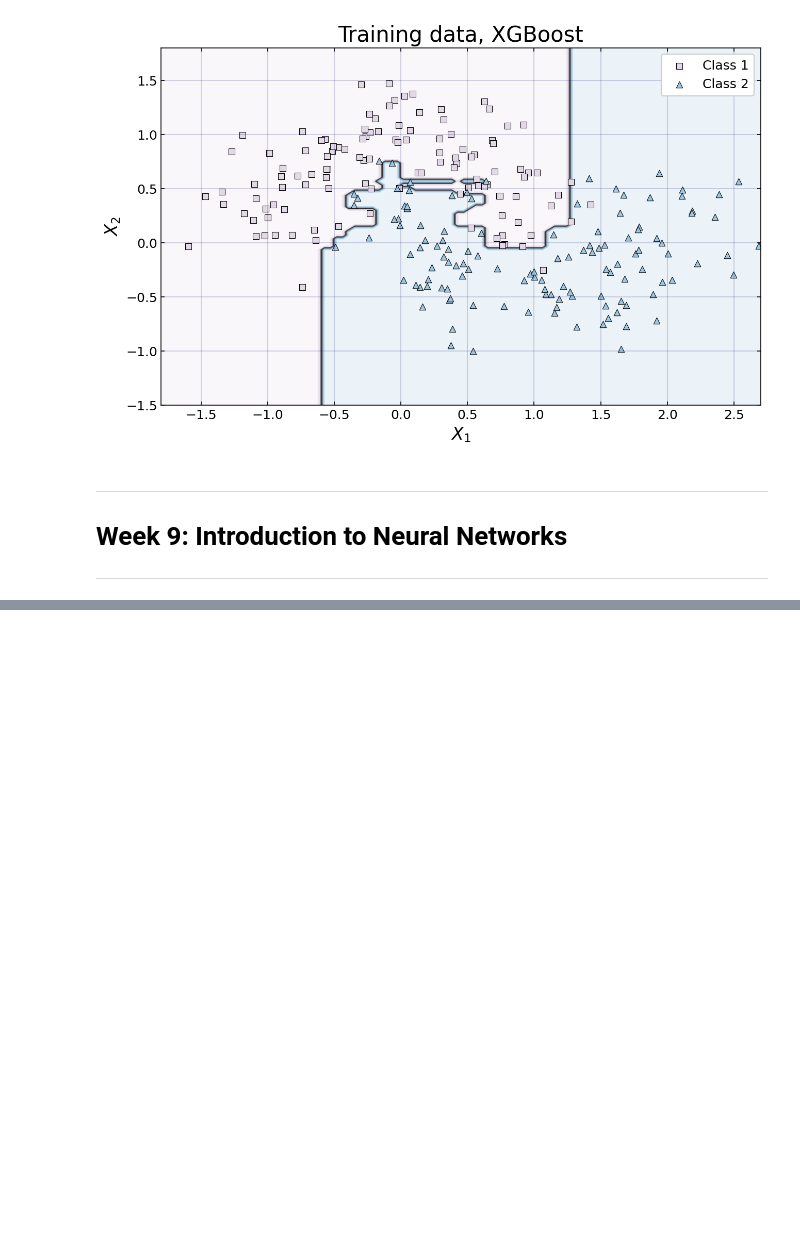
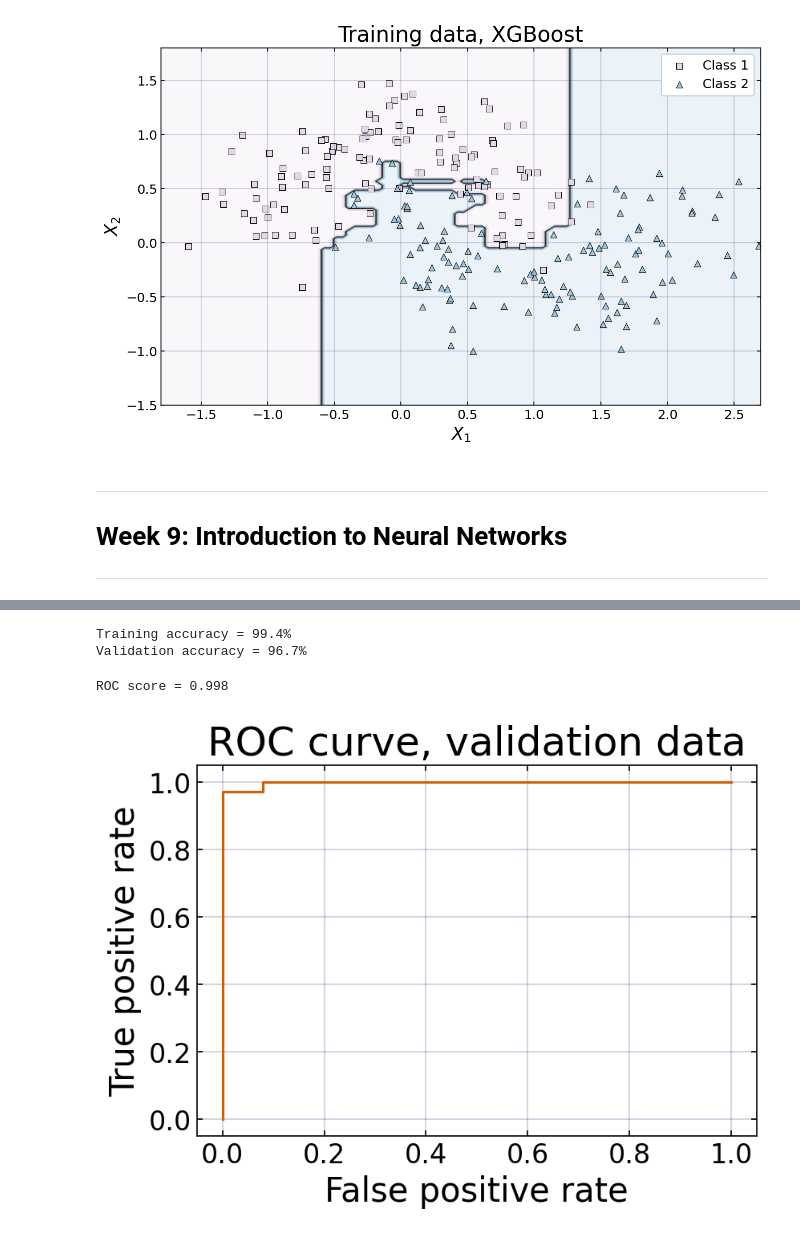
Before and after one commit to Cissi07/DSML-Prep, a Jupyter notebook: DSML_code_shared.ipynb, the cells around one changed output, grey strips where cells are left out. Drawn from its saved outputs; the diff is of its cells as text; code cells hidden in the pictures; blank space fills up the shorter version.

```diff
--- a/DSML_code_shared.ipynb
+++ b/DSML_code_shared.ipynb
@@ -1502,0 +1820,38 @@ Text(0.5, 1.0, 'Training data, XGBoost')
+# %%
+# Need to decide what class to predict, and make sure the prediction tensor is in the right shape
+from sklearn.metrics import accuracy_score
+
+train_pred = torch.Tensor([0 if x < 0.5 else 1 for x in model(X_train)]).reshape(y_train.shape)
+train_accuracy = accuracy_score(y_true = y_train,
+                                y_pred = train_pred)
+
+valid_pred = torch.Tensor([0 if x < 0.5 else 1 for x in model(X_valid)]).reshape(y_valid.shape)
+valid_accuracy = accuracy_score(y_true = y_valid,
+                                y_pred = valid_pred)
+
+print('Training accuracy = {:.1f}%'.format(train_accuracy*100))
+print('Validation accuracy = {:.1f}%'.format(valid_accuracy*100))
+# %% [output]
+Training accuracy = 99.4%
+Validation accuracy = 96.7%
+# %%
+from sklearn.metrics import roc_curve, roc_auc_score
+
+roc_score = roc_auc_score(y_true = y_valid.detach().numpy(),
+                          y_score = model(X_valid).detach().numpy())
+
+fpr, tpr, thresholds = roc_curve(y_true = y_valid.detach().numpy(),
+                                 y_score = model(X_valid).detach().numpy())
+
+fig, ax = plt.subplots(1,1,figsize = (6, 4), dpi = 150)
+ax.plot(fpr, tpr, color='#D55E00')
+ax.set_xlabel('False positive rate',fontsize = 20)
+ax.set_ylabel('True positive rate',fontsize = 20)
+ax.set_title('ROC curve, validation data',fontsize = 24)
+ax.tick_params(which='both',direction='in',top=True,right=True,labelsize = 16)
+ax.grid(color='xkcd:dark blue',alpha = 0.2)
+
+print('ROC score = {:.3f}'.format(roc_score))
+# %% [output]
+ROC score = 0.998
+[figure, added]
```
Also changed, not shown: parts of 30 cells of this notebook.
